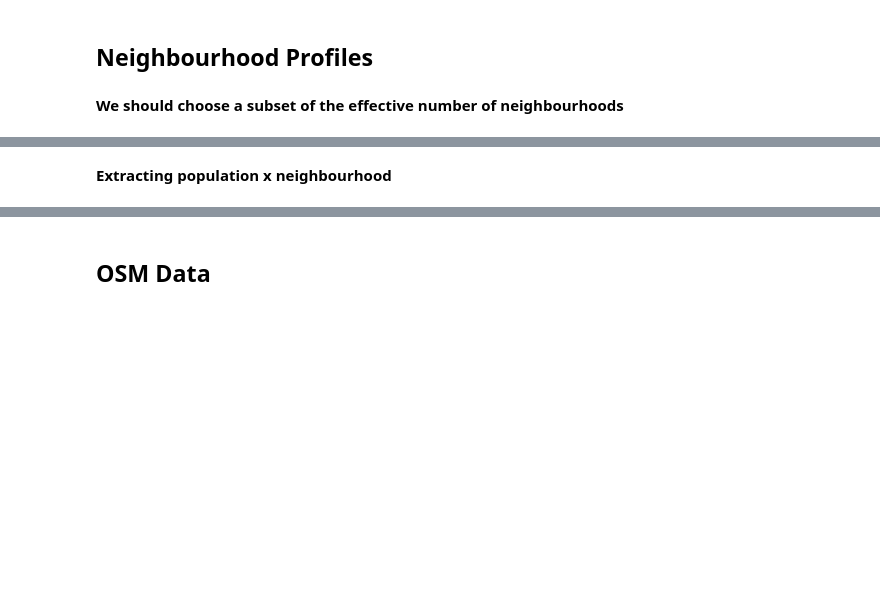
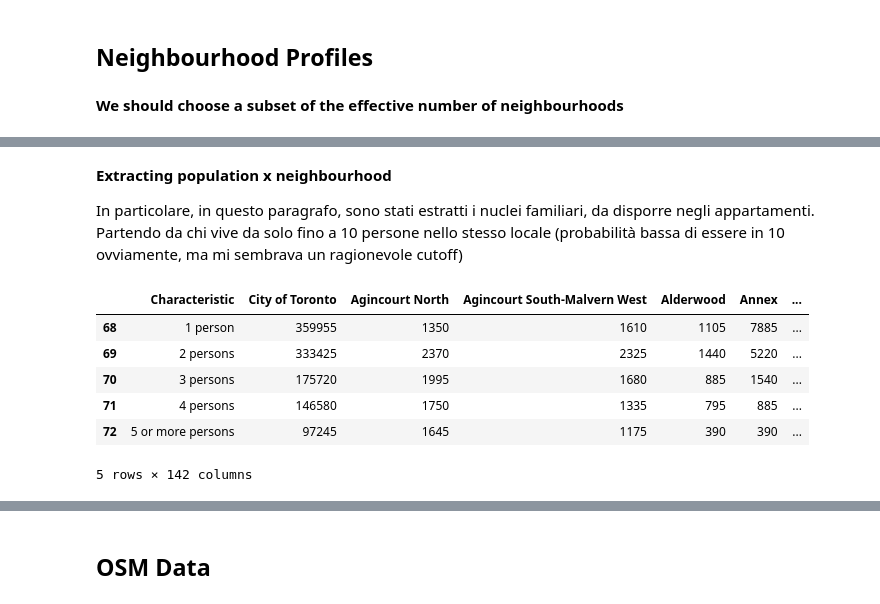
Before and after one commit to MachineLearningJournalClub/GAMELEON, a Jupyter notebook: GIS_Data_Toronto.ipynb, the cells around one changed output, grey strips where cells are left out. Cells and saved outputs as stored; diff of their text form; code cells hidden in the pictures; blank space fills up the shorter version.

```diff
--- a/GIS_Data_Toronto.ipynb
+++ b/GIS_Data_Toronto.ipynb
@@ -97,4 +108,6 @@ ImportError: The descartes package is required for plotting polygons in geopanda
-# %% [markdown]
-**Extracting population x neighbourhood**
+# %% [markdown]
+**Extracting population x neighbourhood**
+
+In particolare, in questo paragrafo, sono stati estratti i nuclei familiari, da disporre negli appartamenti. Partendo da chi vive da solo fino a 10 persone nello stesso locale (probabilità bassa di essere in 10 ovviamente, ma mi sembrava un ragionevole cutoff)
 # %%
 DF_neighbourhoods_info = pd.read_csv("Data/neighbourhood-profiles-2016-csv.csv")
@@ -101,0 +123,10 @@ DF_neighbourhoods_info.head()
+# %%
+families_neigh
+# %% [output]
+|  | Characteristic | City of Toronto | Agincourt North | Agincourt South-Malvern West | Alderwood | Annex | ... |
+| 68 | 1 person | 359955 | 1350 | 1610 | 1105 | 7885 | ... |
+| 69 | 2 persons | 333425 | 2370 | 2325 | 1440 | 5220 | ... |
+| 70 | 3 persons | 175720 | 1995 | 1680 | 885 | 1540 | ... |
+| 71 | 4 persons | 146580 | 1750 | 1335 | 795 | 885 | ... |
+| 72 | 5 or more persons | 97245 | 1645 | 1175 | 390 | 390 | ... |
+5 rows × 142 columns
```
Also changed, not shown: parts of 38 cells of this notebook, 1 other file.
